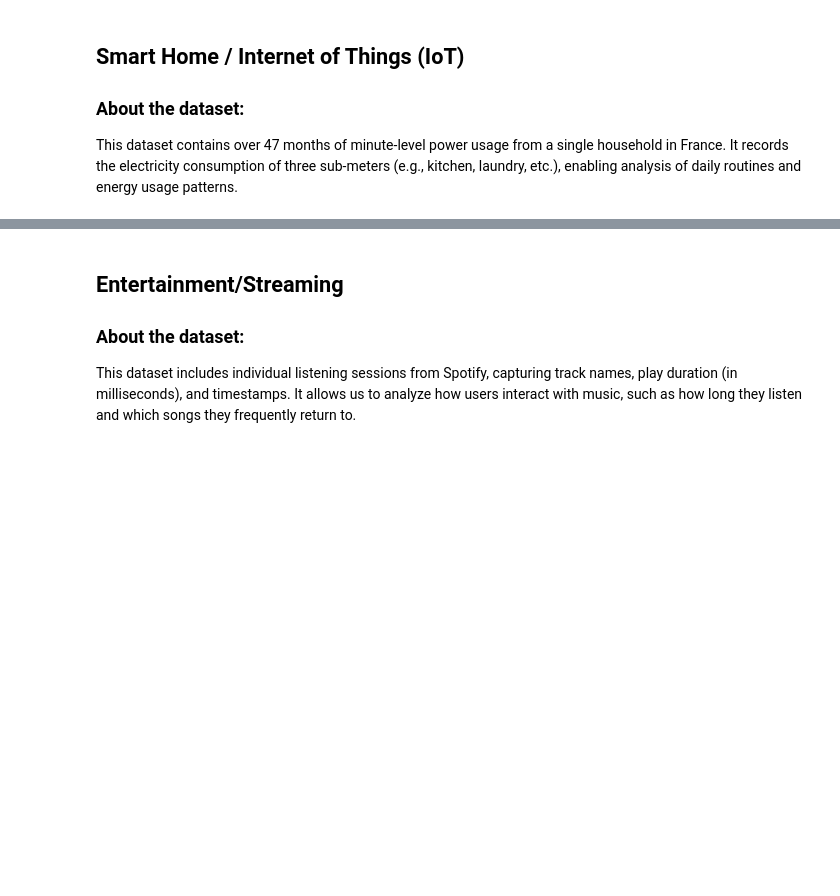
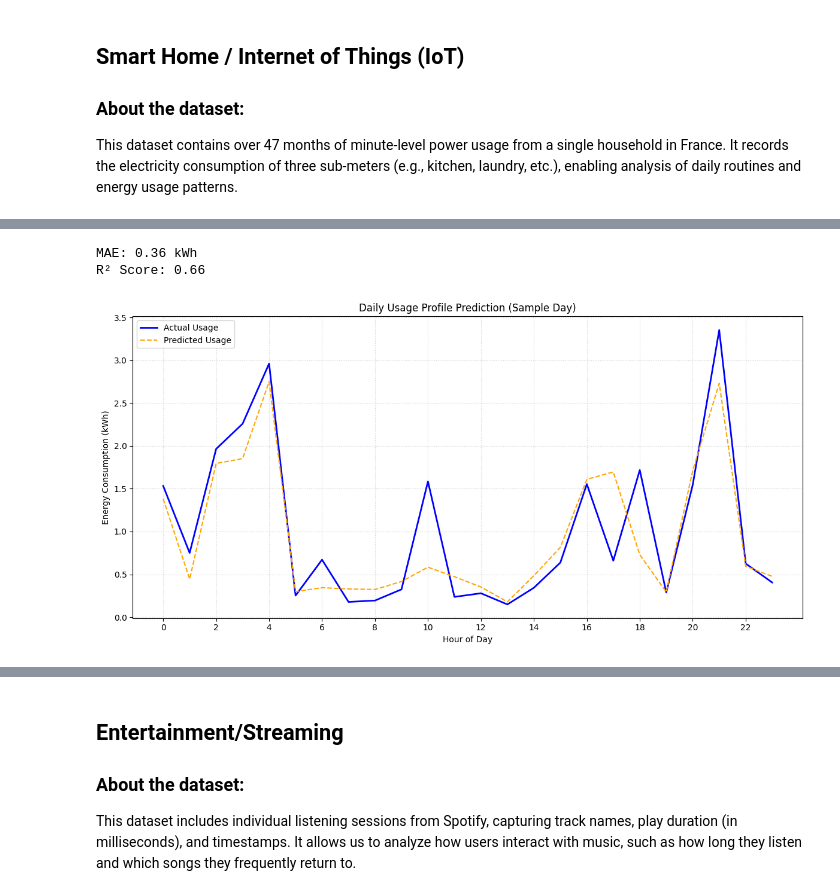
Before and after one commit to AlaaArmoush/Machine-Learning-Assignment, a Jupyter notebook: User Behavior Analysis.ipynb, the cells around one changed output, grey strips where cells are left out. Drawn from its saved outputs; the diff is of its cells as text; code cells hidden in the pictures; blank space fills up the shorter version.

```diff
--- a/User Behavior Analysis.ipynb
+++ b/User Behavior Analysis.ipynb
@@ -105,0 +129,42 @@ Using K-Means clustering, two distinct household energy-use patterns emerged. Th
+# %%
+# Split data into training and testing sets
+X_train, X_test, y_train, y_test = train_test_split(
+    X, y, test_size=0.2, random_state=42
+)
+
+# Initialize and train the model
+# n_jobs=-1 uses all available CPU cores for faster training
+model = RandomForestRegressor(n_estimators=100, random_state=42, n_jobs=-1)
+model.fit(X_train, y_train)
+
+# Make predictions on the test set
+y_pred = model.predict(X_test)
+# %%
+mae = mean_absolute_error(y_test, y_pred)
+r2 = r2_score(y_test, y_pred)
+print(f"MAE: {mae:.2f} kWh")
+print(f"R² Score: {r2:.2f}")
+
+# Visualize actual vs predicted for one sample day (24 hours)
+day_idx = 0  # first day in the test set
+start = day_idx * 24
+end = start + 24
+
+actual_day = y_test[start:end]
+predicted_day = y_pred[start:end]
+
+plt.figure(figsize=(12, 6))
+plt.plot(actual_day, label='Actual Usage', color='blue', linewidth=2)
+plt.plot(predicted_day, label='Predicted Usage', color='orange', linestyle='--')
+plt.xlabel('Hour of Day')
+plt.ylabel('Energy Consumption (kWh)')
+plt.title('Daily Usage Profile Prediction (Sample Day)')
+plt.xticks(np.arange(0, 24, 2))
+plt.legend()
+plt.grid(True, linestyle=':', alpha=0.6)
+plt.tight_layout()
+plt.show()
+# %% [output]
+MAE: 0.36 kWh
+R² Score: 0.66
+[figure, added]
```
Also changed, not shown: parts of 16 cells of this notebook.
